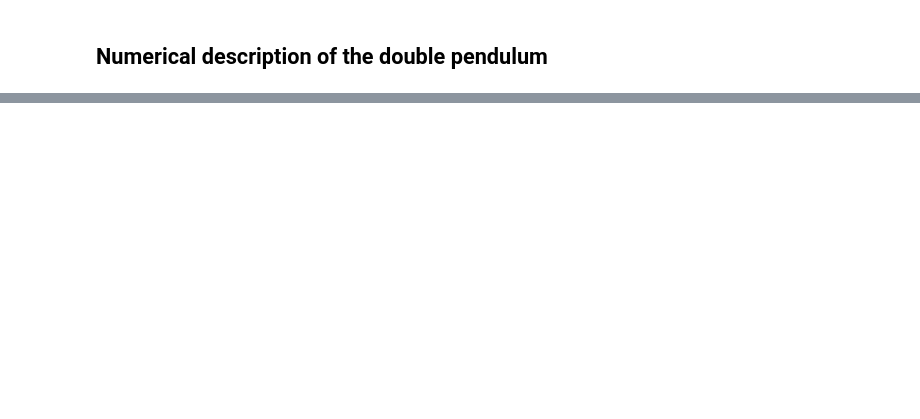
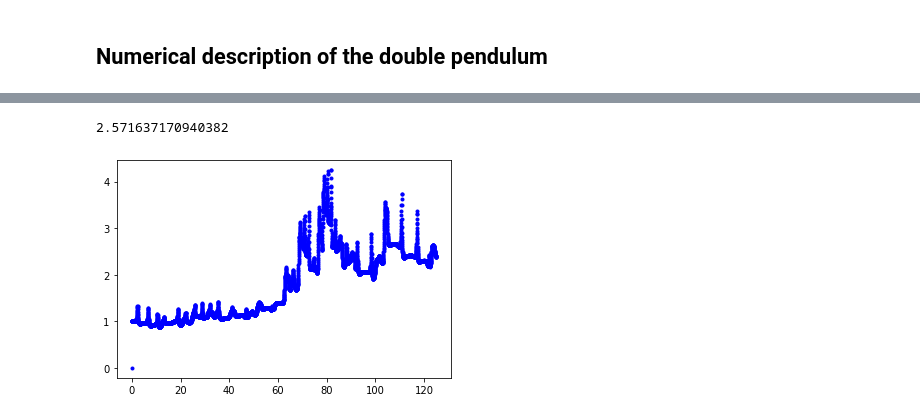
Before and after one commit to hluedemann/FundamentalsSimulationMethods, a Jupyter notebook: exercise2/doublePendulum.ipynb, the cells around one changed output, grey strips where cells are left out. Drawn from its saved outputs; the diff is of its cells as text; code cells hidden in the pictures; blank space fills up the shorter version.

```diff
--- a/exercise2/doublePendulum.ipynb
+++ b/exercise2/doublePendulum.ipynb
@@ -186,3 +263,9 @@ getEnergy(phi1_0, phi2_0, 0, 0)
+# %%
+plt.plot(times_, np.abs(energy_ / getEnergy(phi1_0, phi2_0, 0, 0)), ".b")
+getEnergy(phi1_0, phi2_0, 0, 0)
+# %% [output]
+2.571637170940382
+[figure, added]
 # %%
 #for i in np.arange(numSteps):
 #    frame(Phi1[i], Phi2[i], Phi1[:i+1], Phi2[:i+1], i*0.2, i)
```
Also changed, not shown: parts of 8 cells of this notebook.
